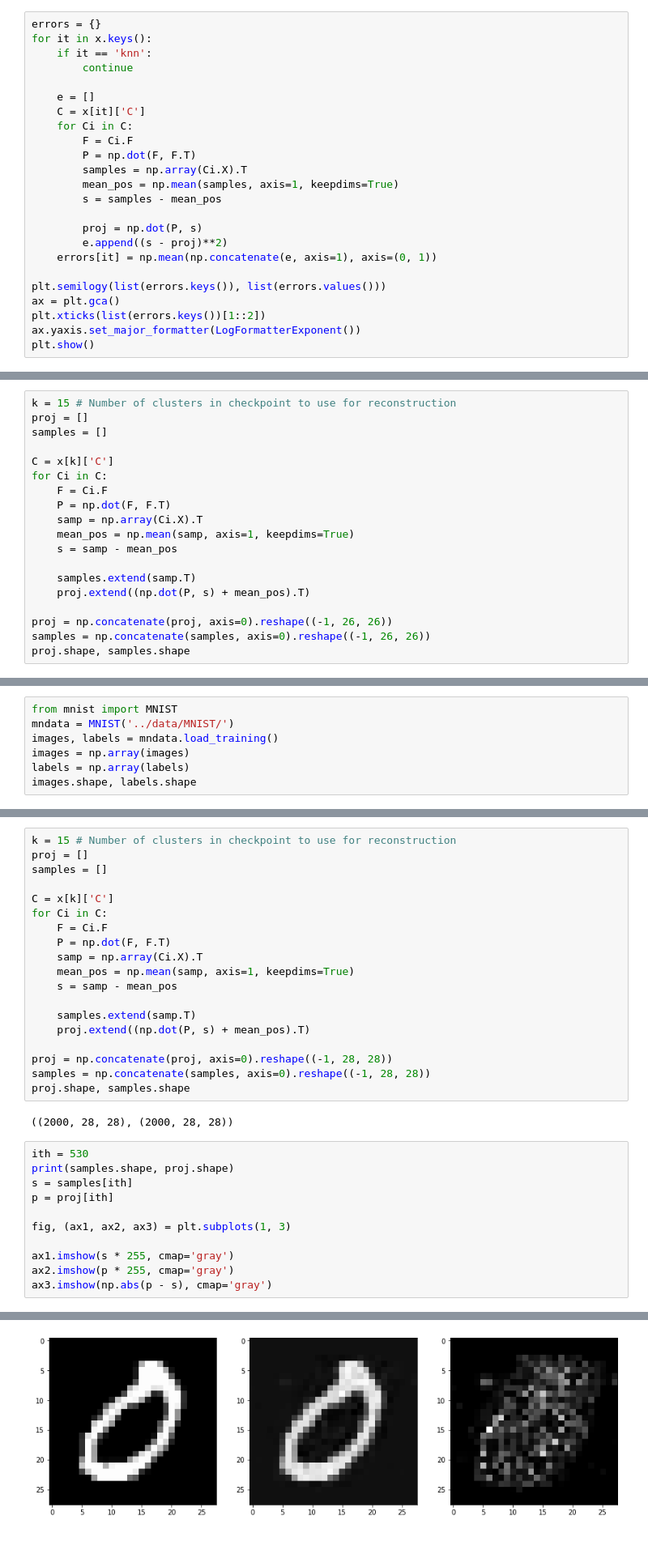
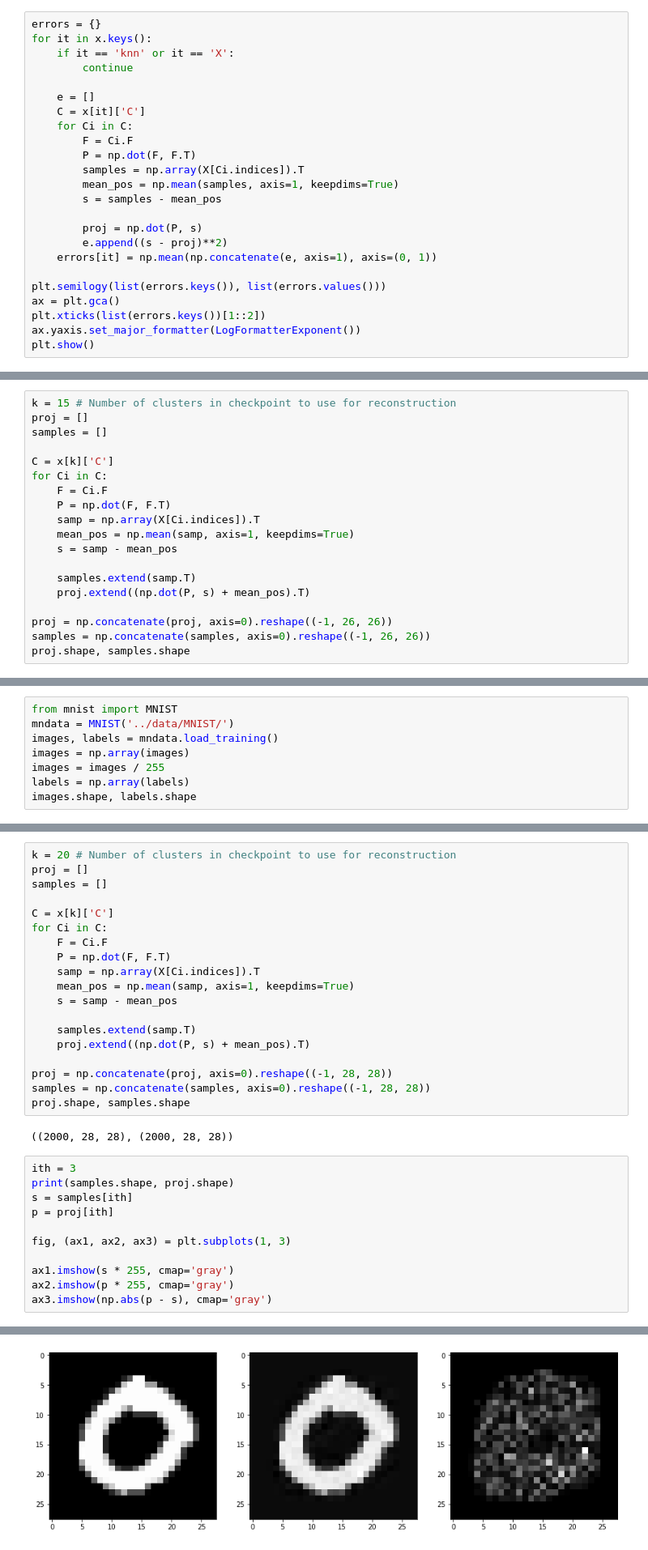
Before and after one commit to JunkyByte/ACDT, a Jupyter notebook: src/visual_saved.ipynb, the cells around one changed output, grey strips where cells are left out. Shown at 81% size. Cells and saved outputs as stored; diff of their text form.

```diff
--- a/src/visual_saved.ipynb
+++ b/src/visual_saved.ipynb
@@ -35,7 +40,7 @@ elif C[0].X[0].shape[0] == 3:
 # %%
 errors = {}
 for it in x.keys():
-    if it == 'knn':
+    if it == 'knn' or it == 'X':
         continue
 
     e = []
@@ -43,7 +48,7 @@ for it in x.keys():
     for Ci in C:
         F = Ci.F
         P = np.dot(F, F.T)
-        samples = np.array(Ci.X).T
+        samples = np.array(X[Ci.indices]).T
         mean_pos = np.mean(samples, axis=1, keepdims=True)
         s = samples - mean_pos
 
@@ -104,7 +109,7 @@ C = x[k]['C']
 for Ci in C:
     F = Ci.F
     P = np.dot(F, F.T)
-    samp = np.array(Ci.X).T
+    samp = np.array(X[Ci.indices]).T
     mean_pos = np.mean(samp, axis=1, keepdims=True)
     s = samp - mean_pos
 
@@ -162,6 +167,7 @@ from mnist import MNIST
 mndata = MNIST('../data/MNIST/')
 images, labels = mndata.load_training()
 images = np.array(images)
+images = images / 255
 labels = np.array(labels)
 images.shape, labels.shape
 # %% [output]
@@ -196,5 +202,5 @@ GSI
 # %%
-k = 15 # Number of clusters in checkpoint to use for reconstruction
+k = 20 # Number of clusters in checkpoint to use for reconstruction
 proj = []
 samples = []
 
@@ -202,7 +208,7 @@ C = x[k]['C']
 for Ci in C:
     F = Ci.F
     P = np.dot(F, F.T)
-    samp = np.array(Ci.X).T
+    samp = np.array(X[Ci.indices]).T
     mean_pos = np.mean(samp, axis=1, keepdims=True)
     s = samp - mean_pos
 
@@ -215,17 +221,17 @@ proj.shape, samples.shape
 # %% [output]
 ((2000, 28, 28), (2000, 28, 28))
 # %%
-ith = 530
+ith = 3
 print(samples.shape, proj.shape)
 s = samples[ith]
 p = proj[ith]
 
 fig, (ax1, ax2, ax3) = plt.subplots(1, 3)
 
 ax1.imshow(s * 255, cmap='gray')
 ax2.imshow(p * 255, cmap='gray')
 ax3.imshow(np.abs(p - s), cmap='gray')
 # %% [output]
 (2000, 28, 28) (2000, 28, 28)
 <matplotlib.image.AxesImage at 0x...>
-[figure, old version]
+[figure, new version]
```
Also changed, not shown: parts of 12 cells of this notebook, 30 other files.
